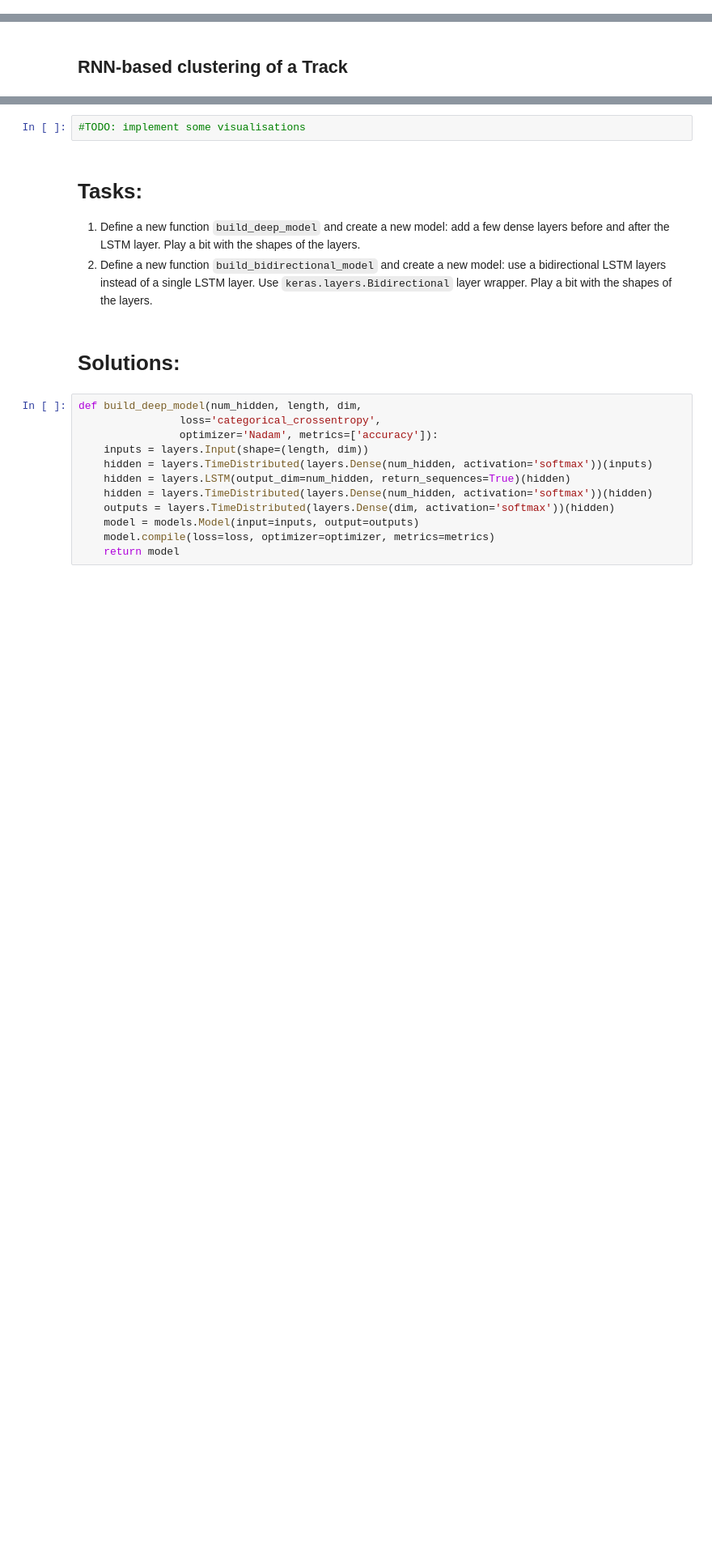
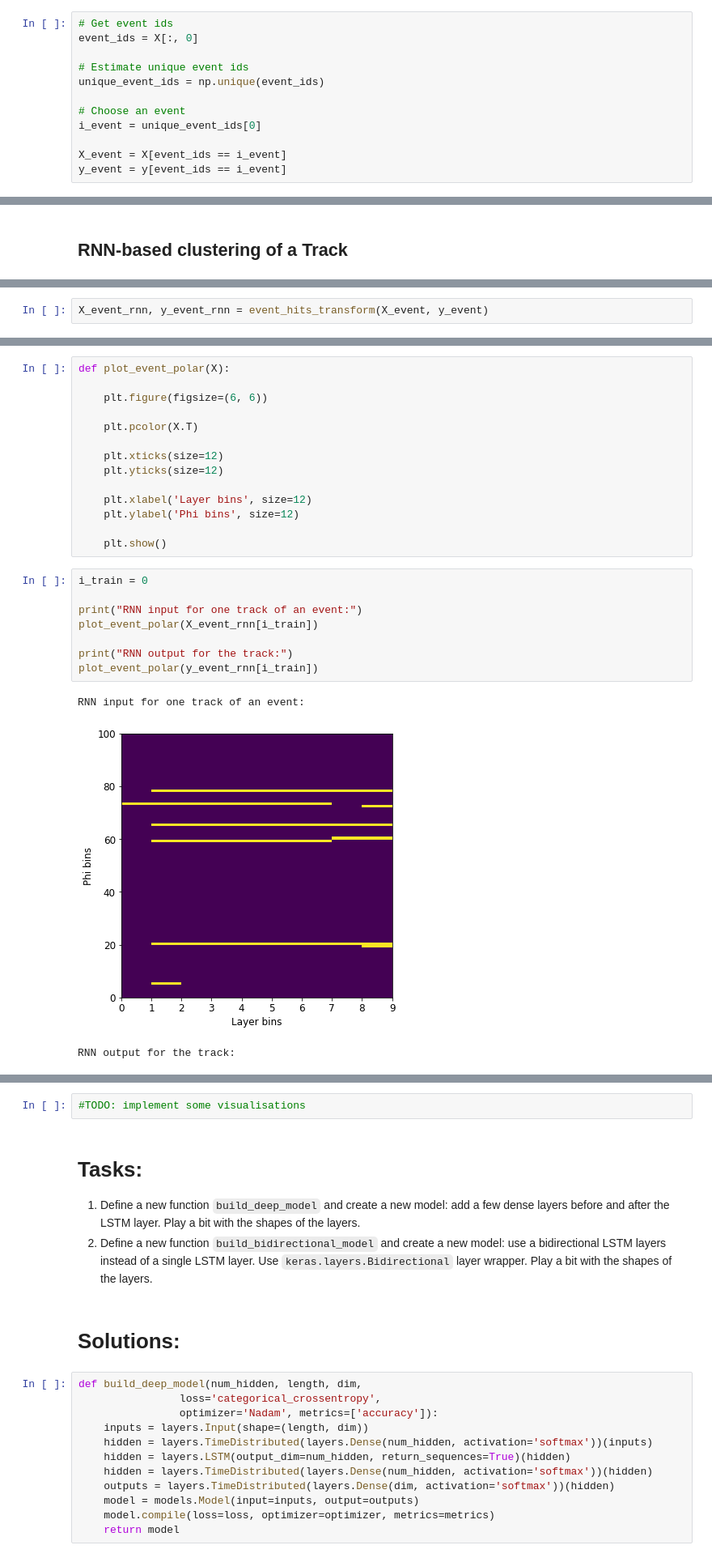
Before and after one commit to hushchyn-mikhail/mlhep, a Jupyter notebook: mlhep2019_tracking/RNN_practice.ipynb, the cells around one changed output, grey strips where cells are left out. Shown at 81% size. Saved outputs shown, nothing was run; the diff lists cells and outputs as text; blank space fills up the shorter version.

```diff
--- a/mlhep2019_tracking/RNN_practice.ipynb
+++ b/mlhep2019_tracking/RNN_practice.ipynb
@@ -158,0 +122,12 @@ plt.show()
+# %%
+# Get event ids
+event_ids = X[:, 0]
+
+# Estimate unique event ids
+unique_event_ids = np.unique(event_ids)
+
+# Choose an event
+i_event = unique_event_ids[0]
+
+X_event = X[event_ids == i_event]
+y_event = y[event_ids == i_event]
@@ -204,0 +312,2 @@ We will use a basic LSTM model architecture used to classify hits for one track.
+# %%
+X_event_rnn, y_event_rnn = event_hits_transform(X_event, y_event)
@@ -204,0 +318,26 @@ We will use a basic LSTM model architecture used to classify hits for one track.
+# %%
+def plot_event_polar(X):
+
+    plt.figure(figsize=(6, 6))
+
+    plt.pcolor(X.T)
+
+    plt.xticks(size=12)
+    plt.yticks(size=12)
+
+    plt.xlabel('Layer bins', size=12)
+    plt.ylabel('Phi bins', size=12)
+
+    plt.show()
+# %%
+i_train = 0
+
+print("RNN input for one track of an event:")
+plot_event_polar(X_event_rnn[i_train])
+
+print("RNN output for the track:")
+plot_event_polar(y_event_rnn[i_train])
+# %% [output]
+RNN input for one track of an event:
+[figure, added]
+RNN output for the track:
```
Also changed, not shown: parts of 58 cells of this notebook.
